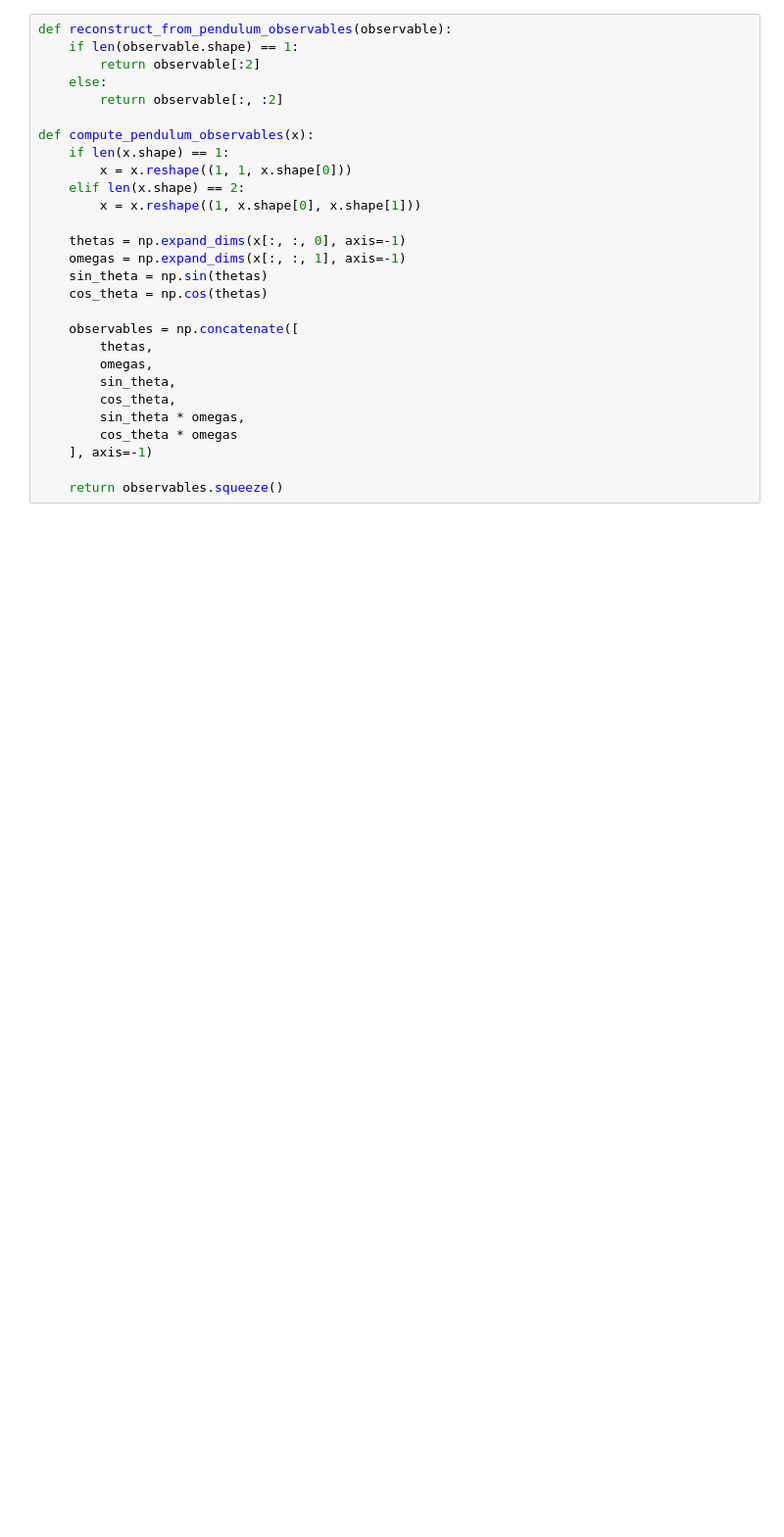
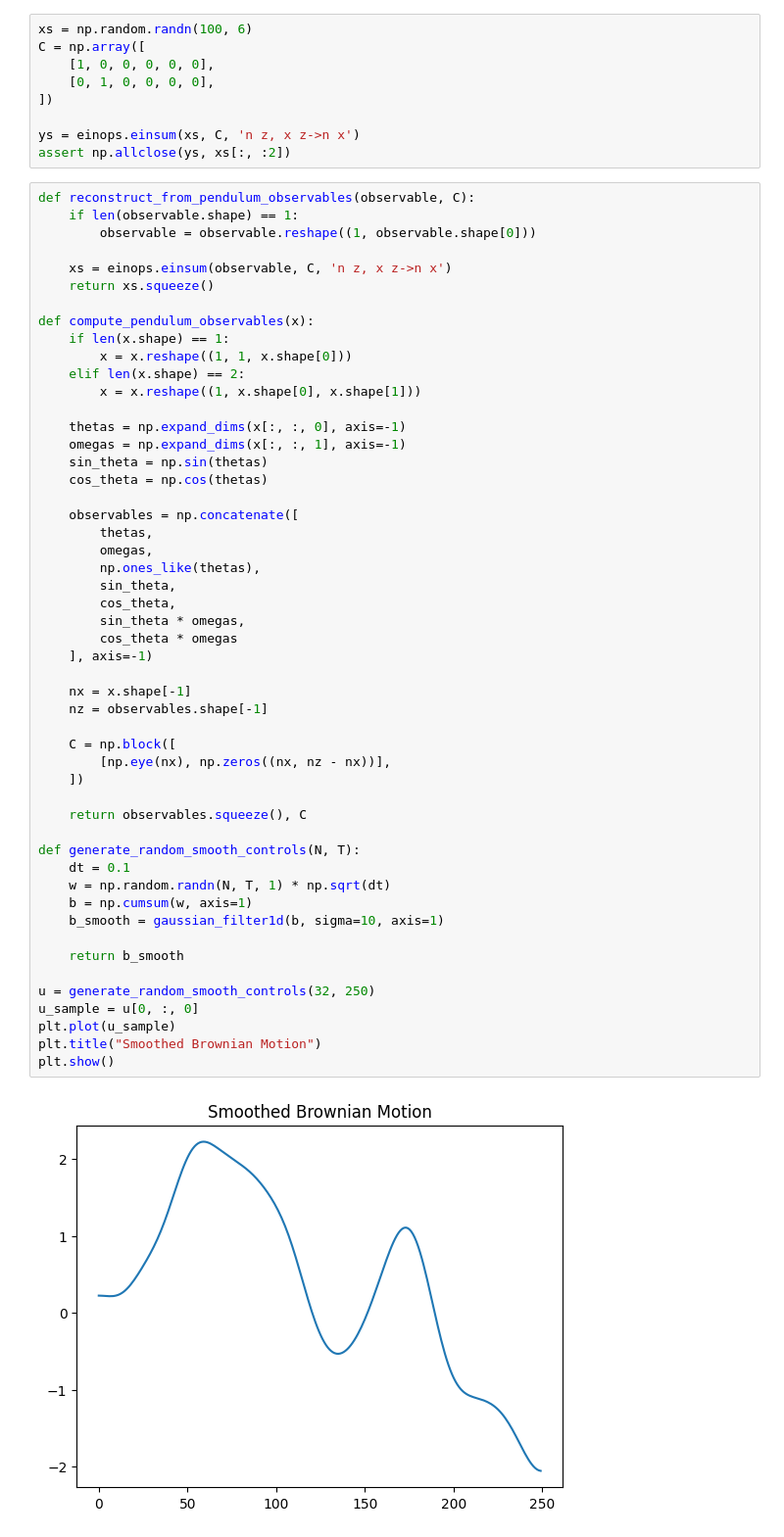
Before and after one commit to micahreich/koopman, a Jupyter notebook: koopman/edmd.ipynb, the cells around one changed output. Shown at 98% size. Saved outputs shown, nothing was run; the diff lists cells and outputs as text; blank space fills up the shorter version.

```diff
--- a/koopman/edmd.ipynb
+++ b/koopman/edmd.ipynb
@@ -13,28 +14,62 @@ from spatialmath.base import angle_wrap
+# %%
+xs = np.random.randn(100, 6)
+C = np.array([
+    [1, 0, 0, 0, 0, 0],
+    [0, 1, 0, 0, 0, 0],
+])
+
+ys = einops.einsum(xs, C, 'n z, x z->n x')
+assert np.allclose(ys, xs[:, :2])
 # %%
-def reconstruct_from_pendulum_observables(observable):
+def reconstruct_from_pendulum_observables(observable, C):
     if len(observable.shape) == 1:
-        return observable[:2]
-    else:
-        return observable[:, :2]
+        observable = observable.reshape((1, observable.shape[0]))
+
+    xs = einops.einsum(observable, C, 'n z, x z->n x')
+    return xs.squeeze()
 
 def compute_pendulum_observables(x):
     if len(x.shape) == 1:
         x = x.reshape((1, 1, x.shape[0]))
     elif len(x.shape) == 2:
         x = x.reshape((1, x.shape[0], x.shape[1]))
 
     thetas = np.expand_dims(x[:, :, 0], axis=-1)
     omegas = np.expand_dims(x[:, :, 1], axis=-1)
     sin_theta = np.sin(thetas)
     cos_theta = np.cos(thetas)
 
     observables = np.concatenate([
         thetas,
         omegas,
+        np.ones_like(thetas),
         sin_theta,
         cos_theta,
         sin_theta * omegas,
         cos_theta * omegas
     ], axis=-1)
 
-    return observables.squeeze()
+    nx = x.shape[-1]
+    nz = observables.shape[-1]
+
+    C = np.block([
+        [np.eye(nx), np.zeros((nx, nz - nx))],
+    ])
+
+    return observables.squeeze(), C
+
+def generate_random_smooth_controls(N, T):
+    dt = 0.1
+    w = np.random.randn(N, T, 1) * np.sqrt(dt)
+    b = np.cumsum(w, axis=1)
+    b_smooth = gaussian_filter1d(b, sigma=10, axis=1)
+
+    return b_smooth
+
+u = generate_random_smooth_controls(32, 250)
+u_sample = u[0, :, 0]
+plt.plot(u_sample)
+plt.title("Smoothed Brownian Motion")
+plt.show()
+# %% [output]
+[figure, added]
```
Also changed, not shown: parts of 7 cells of this notebook, 5 other files.
